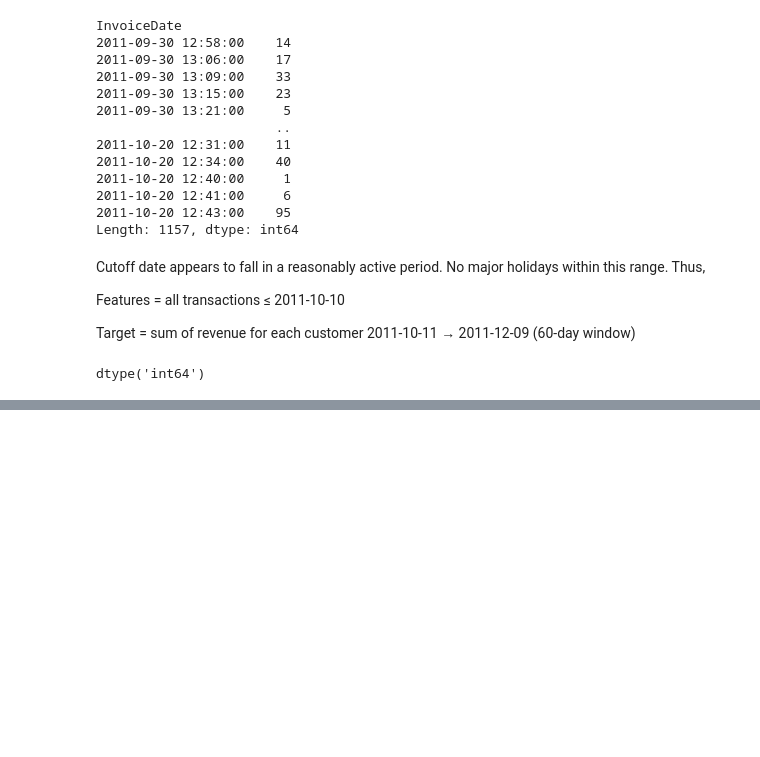
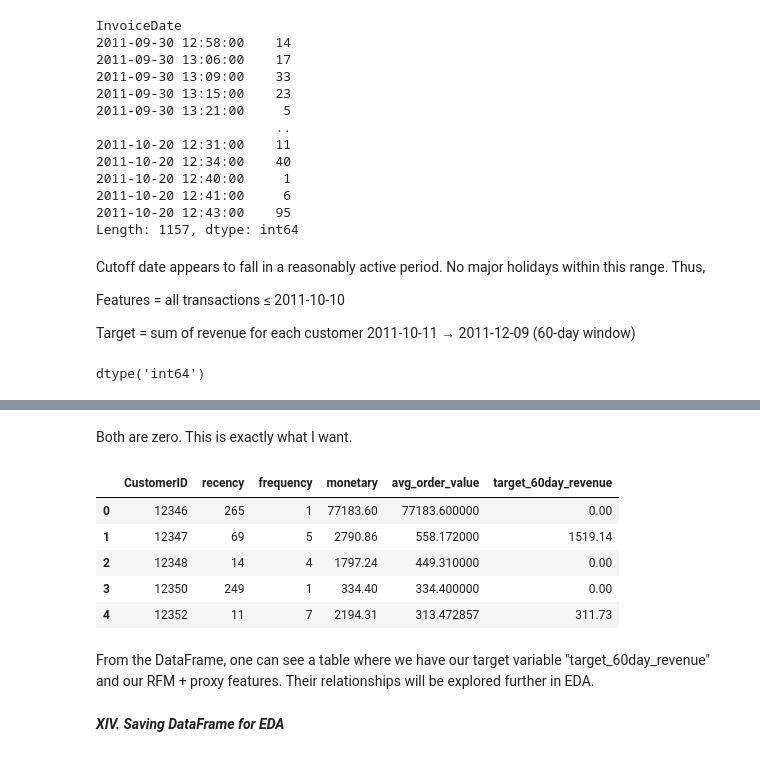
Before and after one commit to Link58155/Capstone3, a Jupyter notebook: notebooks/02_DataWrangling_v1.ipynb, the cells around one changed output, grey strips where cells are left out. Cells and saved outputs as stored; diff of their text form; code cells hidden in the pictures; blank space fills up the shorter version.

```diff
--- a/notebooks/02_DataWrangling_v1.ipynb
+++ b/notebooks/02_DataWrangling_v1.ipynb
@@ -378,0 +516,16 @@ data_raw.to_csv("cleaned_transactions.csv", index=False)
+# %% [markdown]
+Both are zero. This is exactly what I want.
+# %%
+### Final confirmation
+df.head()
+# %% [output]
+|  | CustomerID | recency | frequency | monetary | avg_order_value | target_60day_revenue |
+| 0 | 12346 | 265 | 1 | 77183.60 | 77183.600000 | 0.00 |
+| 1 | 12347 | 69 | 5 | 2790.86 | 558.172000 | 1519.14 |
+| 2 | 12348 | 14 | 4 | 1797.24 | 449.310000 | 0.00 |
+| 3 | 12350 | 249 | 1 | 334.40 | 334.400000 | 0.00 |
+| 4 | 12352 | 11 | 7 | 2194.31 | 313.472857 | 311.73 |
+# %% [markdown]
+From the DataFrame, one can see a table where we have our target variable "target_60day_revenue" and our RFM + proxy features.  Their relationships will be explored further in EDA.
+# %% [markdown]
+***XIV. Saving DataFrame for EDA***
```
Also changed, not shown: parts of 34 cells of this notebook.
